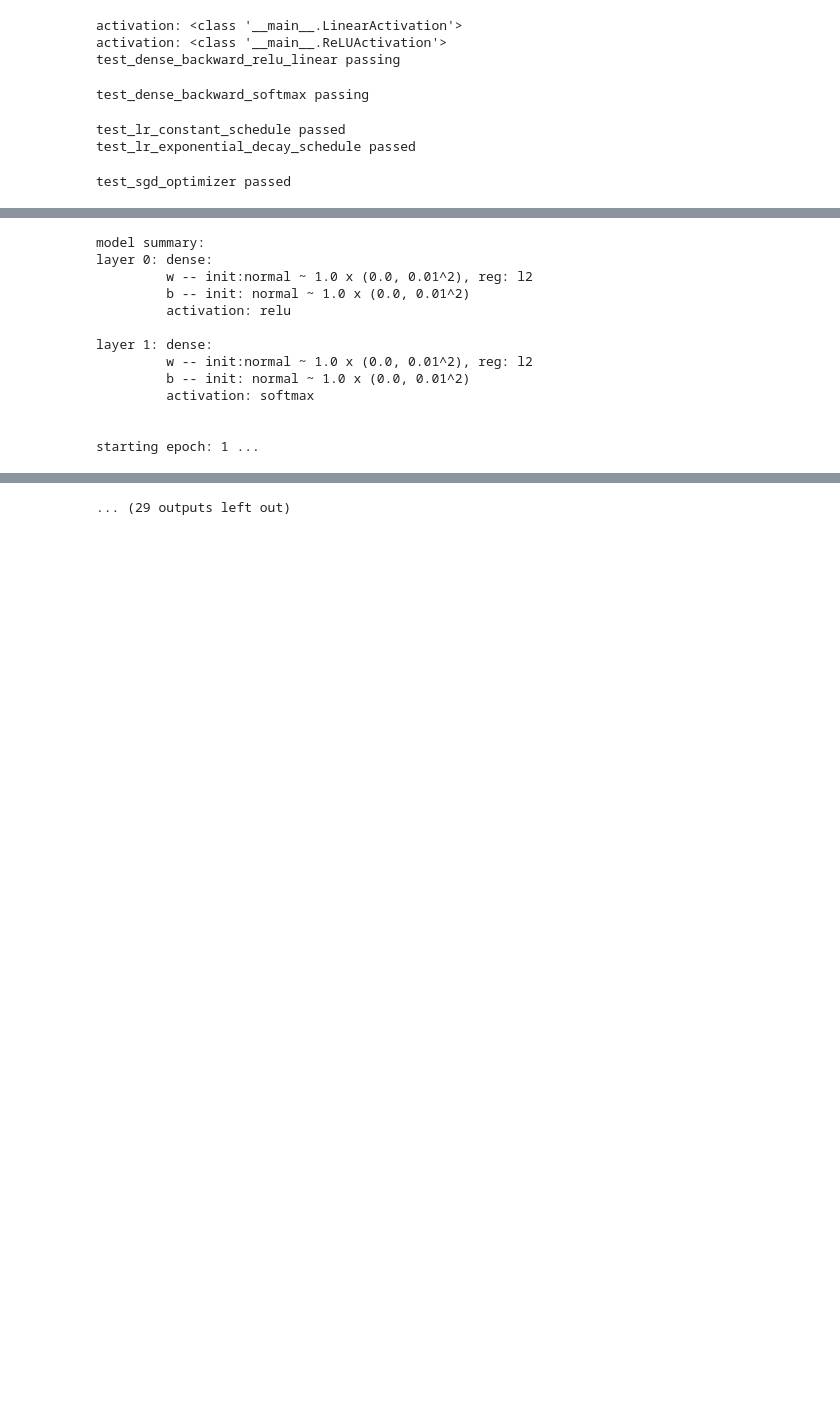
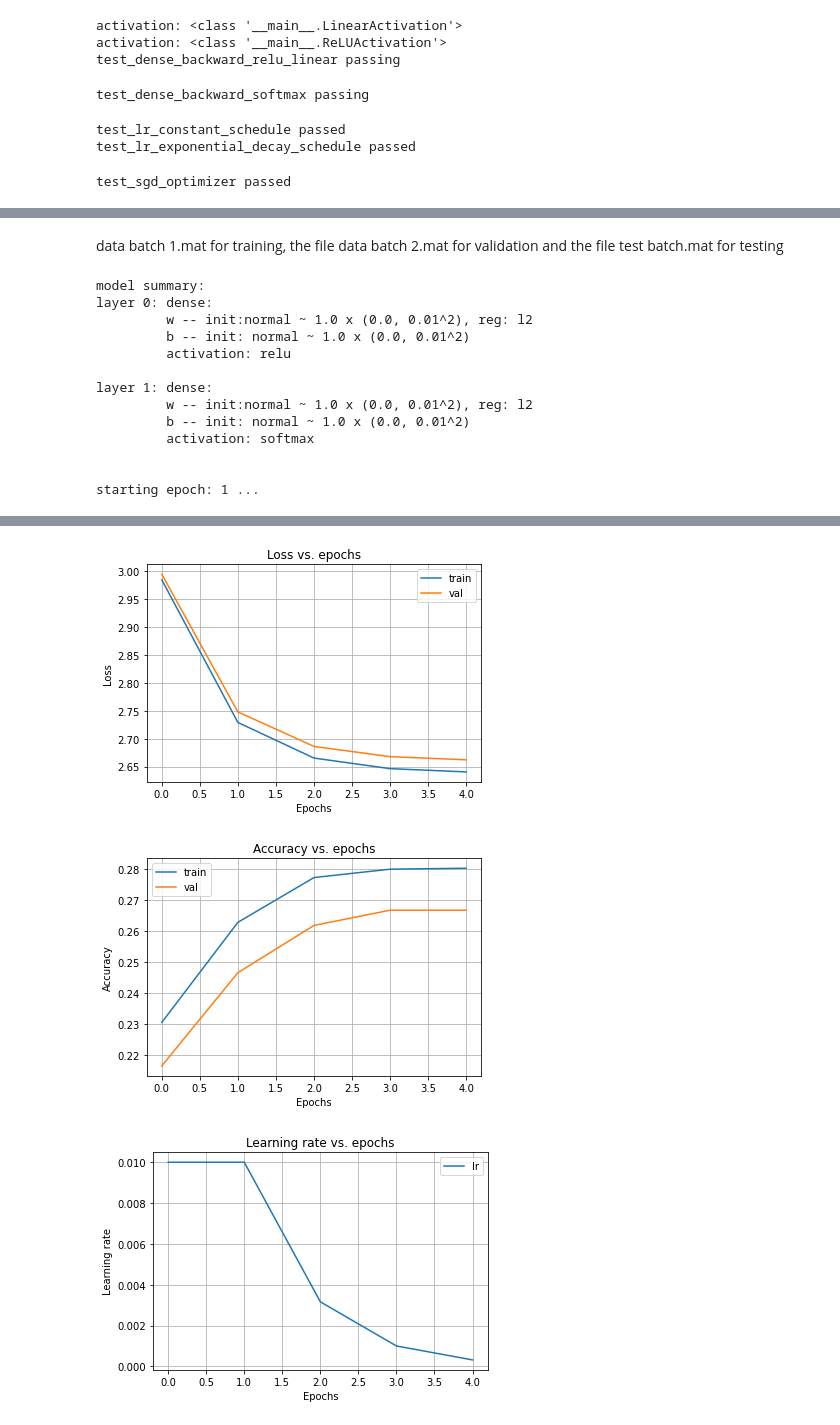
Before and after one commit to mark-antal-csizmadia/nn-blocks, a Jupyter notebook: main.ipynb, the cells around one changed output, grey strips where cells are left out. Saved outputs shown, nothing was run; the diff lists cells and outputs as text; code cells hidden in the pictures; blank space fills up the shorter version.

Commit message:
added l viz after training that closes #19, and commented losses a bit

```diff
--- a/main.ipynb
+++ b/main.ipynb
@@ -1713,6 +1874,9 @@ class Optimizer():
     def apply_lr_schedule(self, ):
         self.lr_schedule.apply_schedule()
         self.lr = self.lr_schedule.get_lr()
+
+    def get_lr(self, ):
+        return deepcopy(self.lr)
 
 class SGDOptimizer(Optimizer):
     def __init__(self, lr_schedule):
@@ -2149,3 +2151,7 @@ viz_kernel(w, im_shape)
+# %% [markdown]
+data batch 1.mat
+for training, the file data batch 2.mat for validation and the file test batch.mat
+for testing
 # %%
 coeff = 1.0
 mean = 0.0
@@ -2184,69 +2190,24 @@ print(model)
 
 loss = CategoricalCrossEntropyLoss()
 
-lr_initial = 0.01
-#lr_schedule = LRConstantSchedule(lr_initial)
-decay_steps = 80
-decay_rate = 0.9
-lr_schedule = LRExponentialDecaySchedule(lr_initial, decay_steps, decay_rate)
-sgd_optimizer = SGDOptimizer(lr_schedule=lr_schedule)
-
 n_epochs = 40
 batch_size = 100
 
-for n_epoch in range(n_epochs):
-    print(f"starting epoch: {n_epoch+1} ...")
+lr_initial = 0.01
+#lr_schedule = LRConstantSchedule(lr_initial)
+decay_steps = n_epochs * 2
+decay_rate = 0.9
+lr_schedule = LRExponentialDecaySchedule(lr_initial, decay_steps, decay_rate)
+optimizer = SGDOptimizer(lr_schedule=lr_schedule)
 
-    # Shuffle data
-    indices = np.arange(x_train.shape[0])
-    np.random.shuffle(indices)
-    x_train = x_train[indices]
-    y_train = y_train[indices]
+metrics = [AccuracyMetrics()]
 
-    n_batch = int(x_train.shape[0] / batch_size)
+model.compile_model(optimizer, loss, metrics)
+history = model.fit(x_train, y_train, x_val, y_val, n_epochs, batch_size)
 
-    batches = tqdm(range(n_batch))
-    for b in batches:
-        batches.set_description(f"batch {b+1}/{n_batch}")
-        x_batch = x_train[b*batch_size:(b+1)*batch_size]
-        y_batch = y_train[b*batch_size:(b+1)*batch_size]
-
-        scores = model.forward(x_batch)
-
-        layers_reg_loss = model.get_reg_loss()
-        l = loss.compute_loss(scores, y_batch, layers_reg_loss)
-
-        model.backward(y_batch)
-
-        trainable_weights = \
-            sgd_optimizer.apply_grads(trainable_weights=model.get_trainable_weights(),
-                                      grads = model.get_gradients())
-
-        model.set_trainable_weights(trainable_weights)
-
-    scores_train = model.forward(x_train)
-
-    layers_reg_loss = model.get_reg_loss()
-    l_train = loss.compute_loss(scores_train, y_train, layers_reg_loss)
-
-    n_train = y_train.shape[0]
-    y_hat_train = np.argmax(scores_train, axis=1)
-    acc_train = np.where(y_hat_train == y_train)[0].size / n_train
-
-    scores_val = model.forward(x_val)
-
-    layers_reg_loss = model.get_reg_loss()
-    l_val = loss.compute_loss(scores_val, y_val, layers_reg_loss)
-
-    n_val = y_val.shape[0]
-    y_hat_val = np.argmax(scores_val, axis=1)
-    acc_val = np.where(y_hat_val == y_val)[0].size / n_val
-
-    print(f"epoch {n_epoch+1}/{n_epochs} \n "
-          f"\t -- train loss = {l_train}, train acc = {acc_train} \n"
-          f"\t -- val loss = {l_val}, val acc = {acc_val} \n\n")
-
-    sgd_optimizer.apply_lr_schedule()
+plot_losses(history)
+plot_accuracies(history)
+plot_lr(history)
 # %% [output]
 model summary:
 layer 0: dense:
@@ -2330 +2252,3 @@ starting epoch: 12 ...
-... (29 outputs left out)
+[figure, added]
+[figure, added]
+[figure, added]
```
Also changed, not shown: parts of 23 cells of this notebook, 2 other files.
